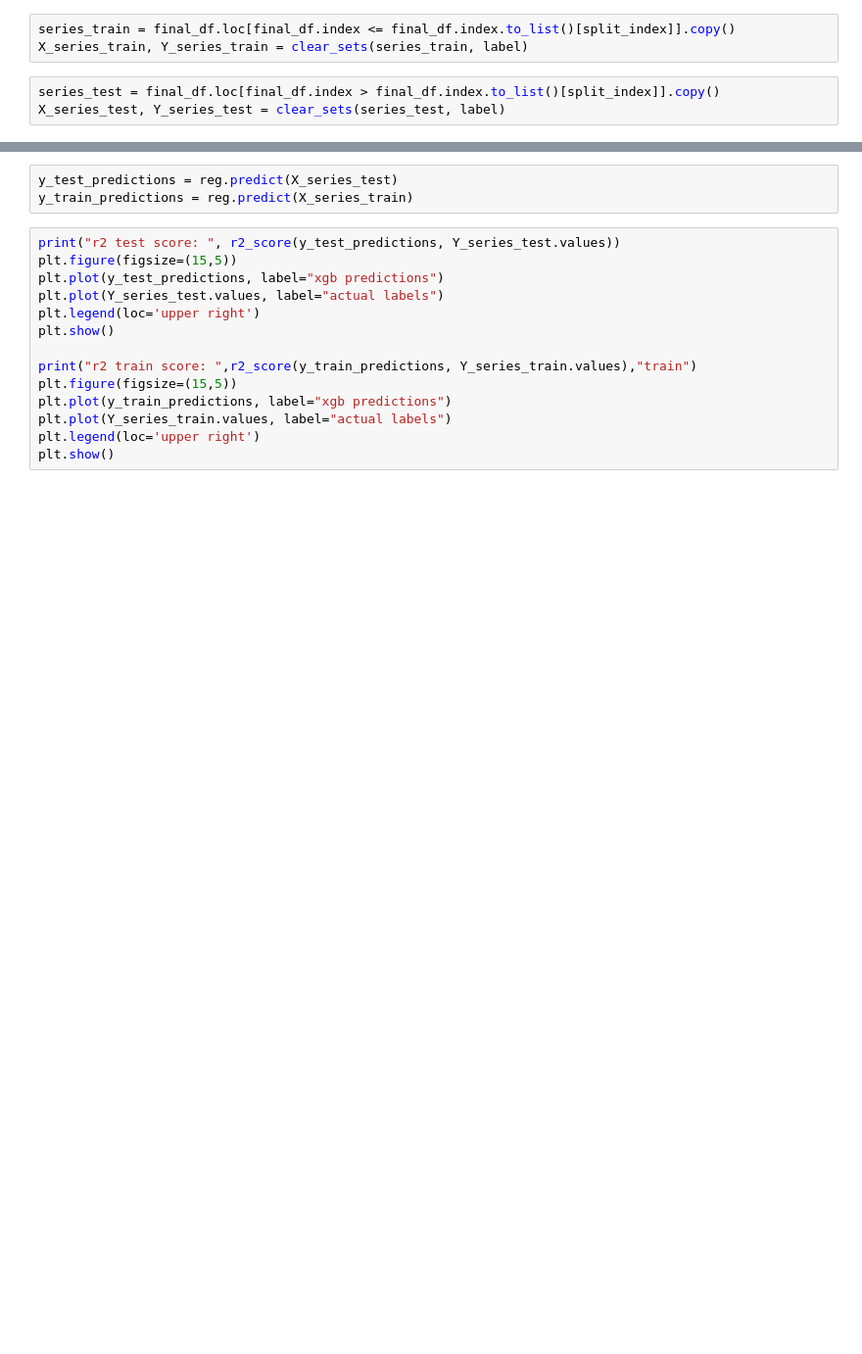
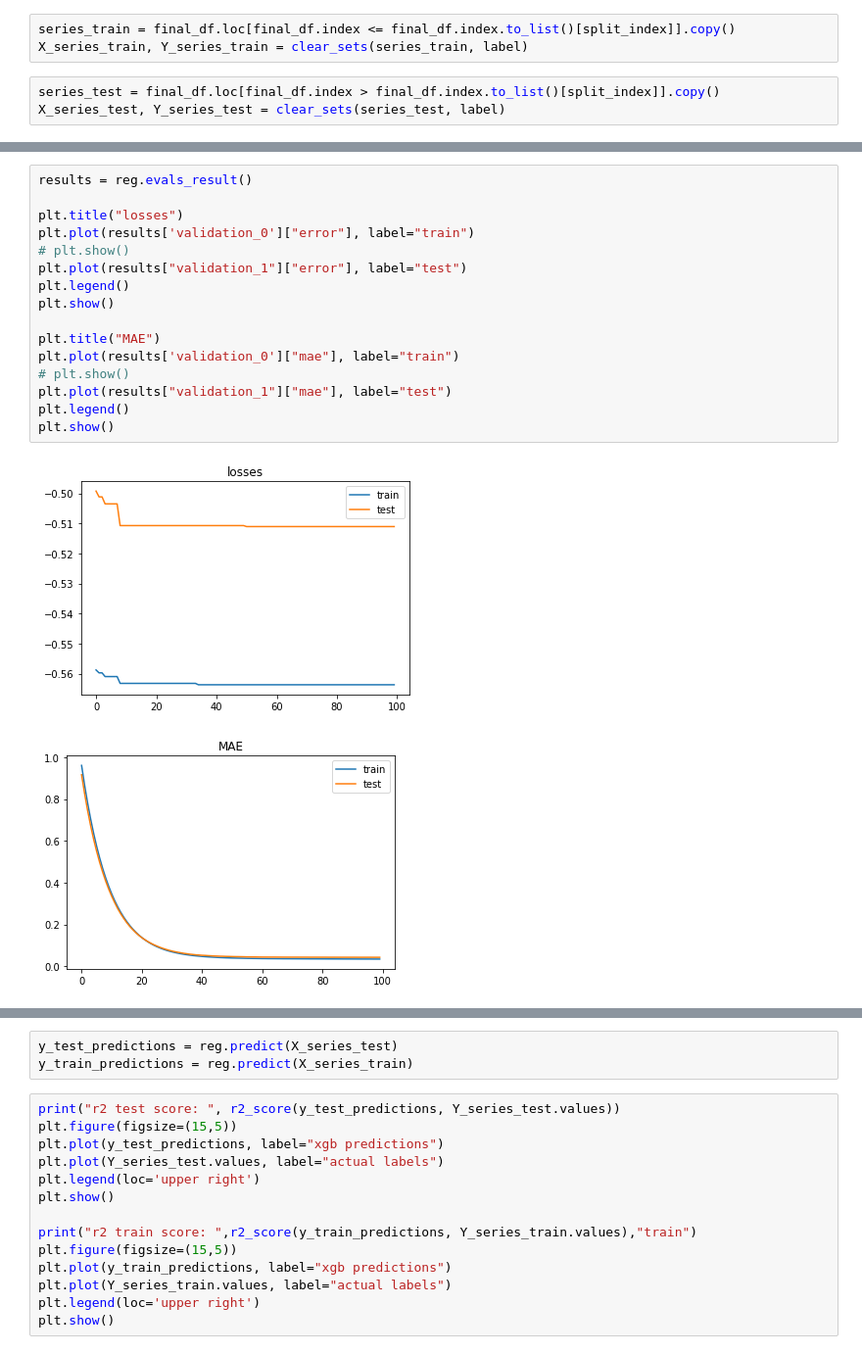
Before and after one commit to dimitrisl/PowerSeries, a Jupyter notebook: Power_ML.ipynb, the cells around one changed output, grey strips where cells are left out. Shown at 98% size. Cells and saved outputs as stored; diff of their text form; blank space fills up the shorter version.

```diff
--- a/Power_ML.ipynb
+++ b/Power_ML.ipynb
@@ -264,3 +261,22 @@ XGBRegressor(base_score=0.5, booster='gbtree', colsample_bylevel=1,
              n_jobs=1, nthread=None, objective='reg:linear', random_state=0,
              reg_alpha=0, reg_lambda=1, scale_pos_weight=1, seed=None,
              silent=None, subsample=1, verbosity=1)
+# %%
+results = reg.evals_result()
+
+plt.title("losses")
+plt.plot(results['validation_0']["error"], label="train")
+# plt.show()
+plt.plot(results["validation_1"]["error"], label="test")
+plt.legend()
+plt.show()
+
+plt.title("MAE")
+plt.plot(results['validation_0']["mae"], label="train")
+# plt.show()
+plt.plot(results["validation_1"]["mae"], label="test")
+plt.legend()
+plt.show()
+# %% [output]
+[figure, added]
+[figure, added]
```
Also changed, not shown: parts of 31 cells of this notebook.
